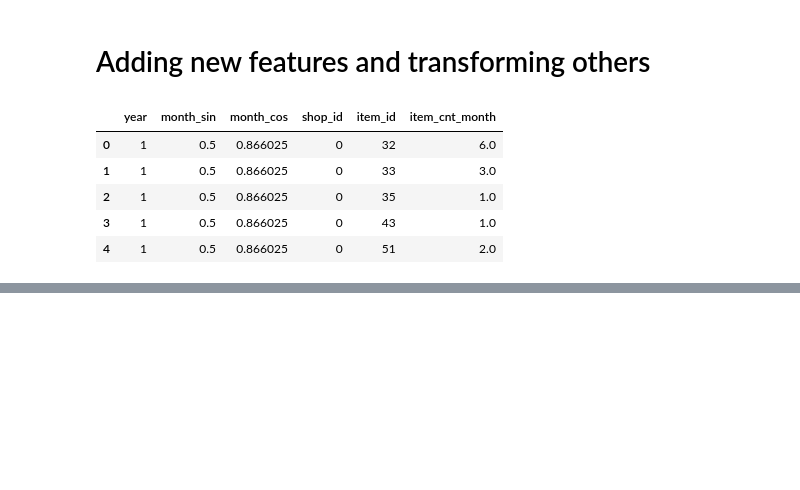
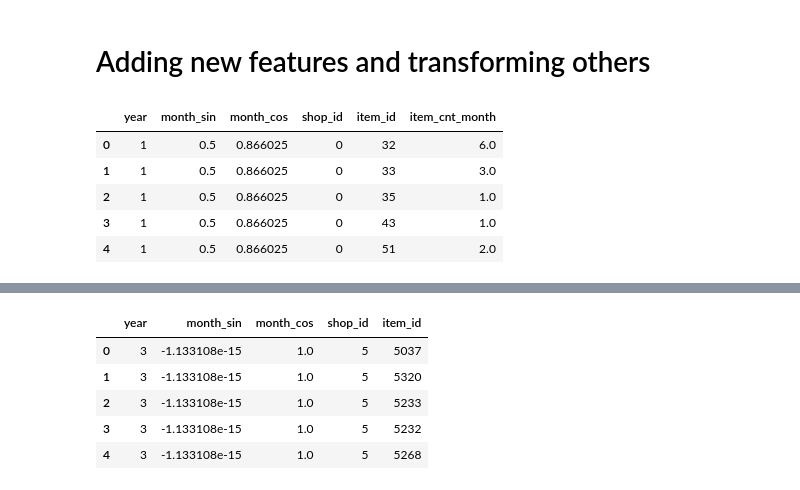
Before and after one commit to guyrux/predict_future_sales, a Jupyter notebook: notebook/1_data_understanding.ipynb, the cells around one changed output, grey strips where cells are left out. Saved outputs shown, nothing was run; the diff lists cells and outputs as text; code cells hidden in the pictures; blank space fills up the shorter version.

```diff
--- a/notebook/1_data_understanding.ipynb
+++ b/notebook/1_data_understanding.ipynb
@@ -346,4 +337,15 @@ df_sample_submission.head()
 # %% [markdown]
 # Adding new features and transforming others
+# %%
+def cyclical_feature(df: pd.DataFrame, cyclical_features: list) -> pd.DataFrame:
+    if not isinstance(cyclical_features, list):
+        cyclical_features = [cyclical_features]
+
+    for feature in cyclical_features:
+        max_value = df[feature].max()
+        df[feature+"_sin"] = np.sin(2 * np.pi * df["month"]/max_value)
+        df[feature+"_cos"] = np.cos(2 * np.pi * df["month"]/max_value)
+        df.drop(feature, axis=1, inplace=True)
+        return df
 # %%
 df_train_mod = df_train.copy()
@@ -382,0 +384,15 @@ NameError: name 'train_test_split' is not defined
+# %%
+df_test_mod_cyclical = df_test_mod.copy()
+
+df_test_mod_cyclical = cyclical_feature(df_test_mod_cyclical, 'month')
+df_test_mod_cyclical["year"] = df_test_mod_cyclical["year"] - df_train.loc[0, "year"] + 1
+
+df_test_mod_cyclical = df_test_mod_cyclical[['year', 'month_sin', 'month_cos', 'shop_id', 'item_id']]
+df_test_mod_cyclical.head()
+# %% [output]
+|  | year | month_sin | month_cos | shop_id | item_id |
+| 0 | 3 | -1.133108e-15 | 1.0 | 5 | 5037 |
+| 1 | 3 | -1.133108e-15 | 1.0 | 5 | 5320 |
+| 2 | 3 | -1.133108e-15 | 1.0 | 5 | 5233 |
+| 3 | 3 | -1.133108e-15 | 1.0 | 5 | 5232 |
+| 4 | 3 | -1.133108e-15 | 1.0 | 5 | 5268 |
```
Also changed, not shown: parts of 7 cells of this notebook.
